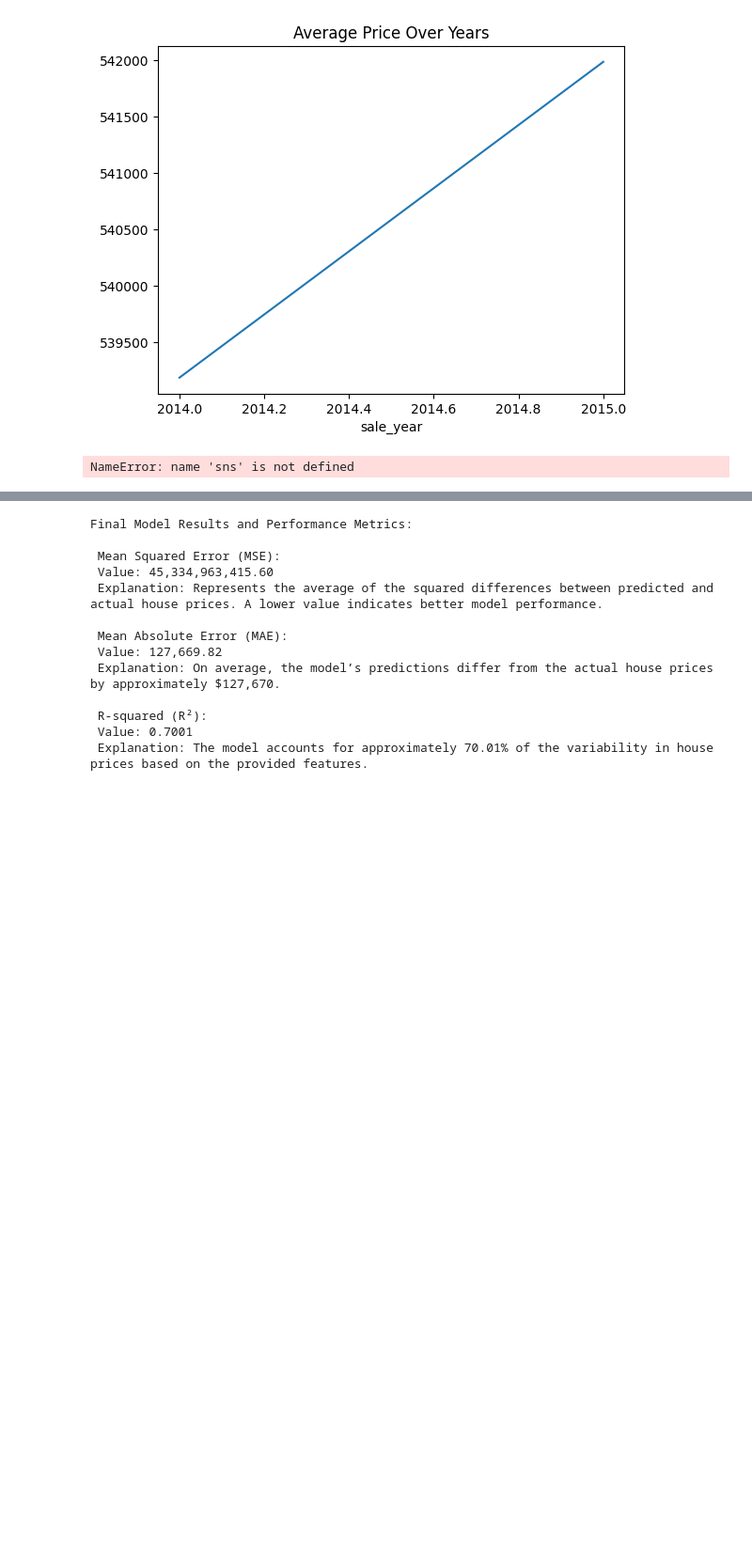
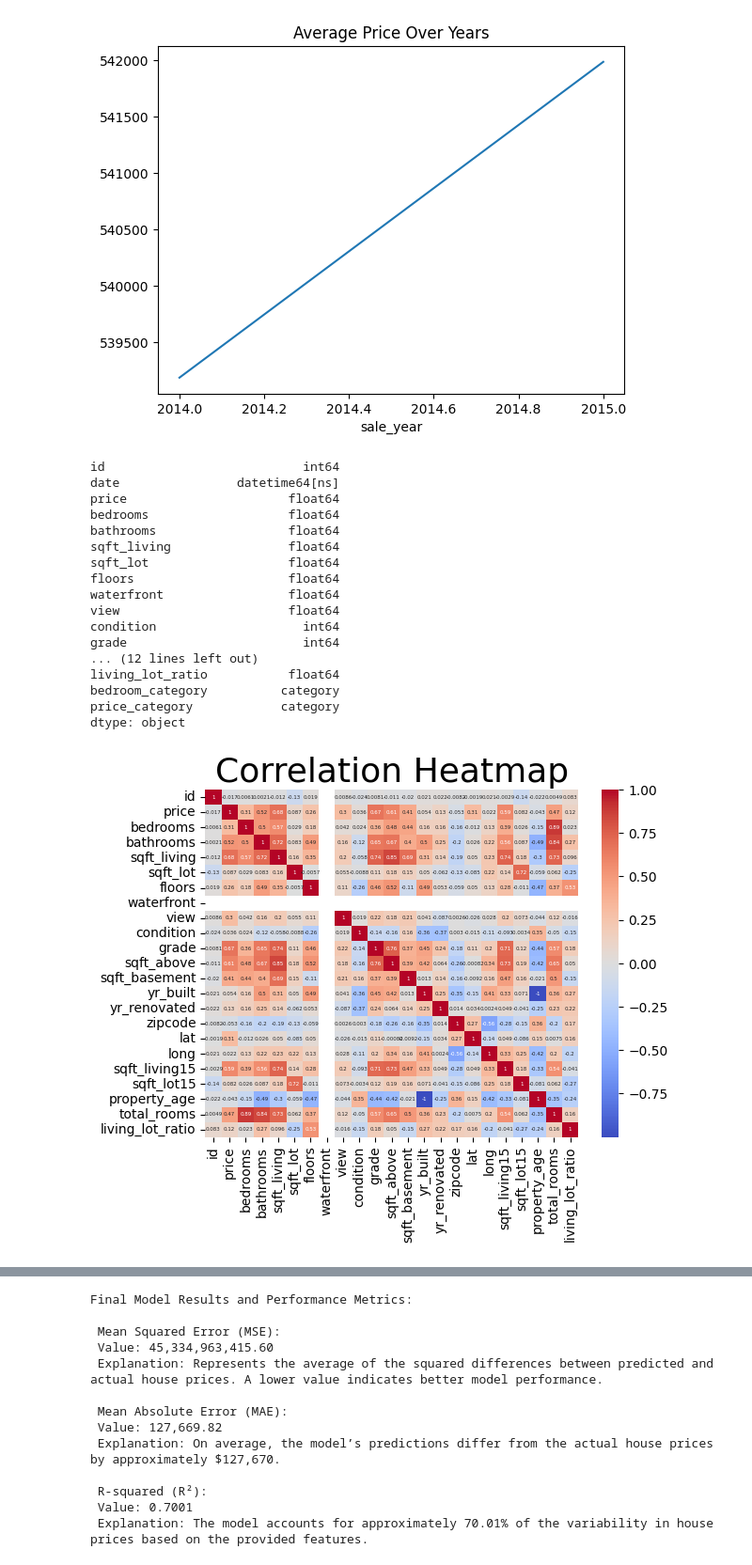
Before and after one commit to AZhuk30/ADS500B, a Jupyter notebook: Final_Team_Project_Introduction_House_sales(Madison,_Alex_and_Gagandeep).ipynb, the cells around one changed output, grey strips where cells are left out. Shown at 94% size. Saved outputs shown, nothing was run; the diff lists cells and outputs as text; code cells hidden in the pictures; blank space fills up the shorter version.

```diff
--- a/Final_Team_Project_Introduction_House_sales(Madison,_Alex_and_Gagandeep).ipynb
+++ b/Final_Team_Project_Introduction_House_sales(Madison,_Alex_and_Gagandeep).ipynb
@@ -938,12 +978,32 @@ plt.show()
 # %% [output]
 [figure]
 # %%
-# Generate a heatmap -Madison
-sns.heatmap(house.corr(), annot=True, cmap='coolwarm')
-plt.title("Correlation Heatmap")
-plt.show
+# Generate a heatmap -Madison and AZ
+print(house.dtypes)
+numeric_data = house.select_dtypes(include=['float64', 'int64'])
+
+sns.heatmap(numeric_data.corr(), annot=True, cmap='coolwarm', annot_kws={"size": 4})  # Adjust size as needed
+plt.title("Correlation Heatmap", fontsize=26)  # Increase title font size
+plt.show()  # Display the heatmap
 # %% [output]
-NameError: name 'sns' is not defined
+id                           int64
+date                datetime64[ns]
+price                      float64
+bedrooms                   float64
+bathrooms                  float64
+sqft_living                float64
+sqft_lot                   float64
+floors                     float64
+waterfront                 float64
+view                       float64
+condition                    int64
+grade                        int64
+... (12 lines left out)
+living_lot_ratio           float64
+bedroom_category          category
+price_category            category
+dtype: object
+[figure, added]
 # %%
 # Dependent and Independent variables by Gagandeep Singh
 
```
Also changed, not shown: parts of 8 cells of this notebook.
